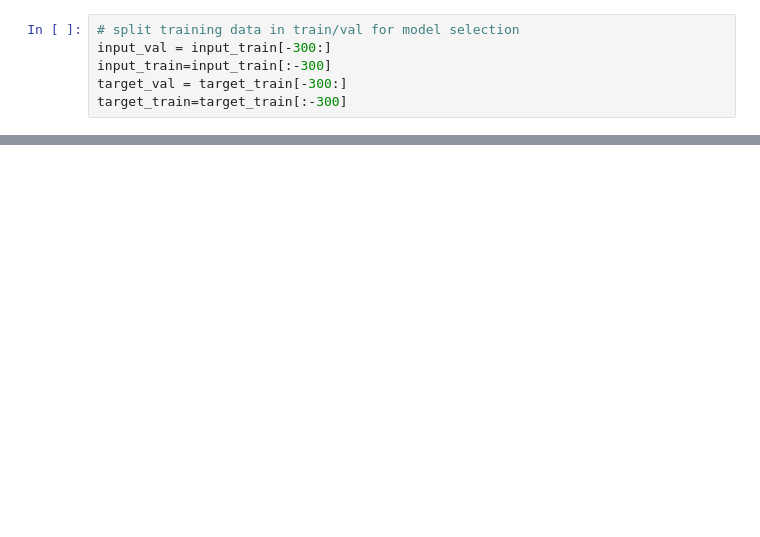
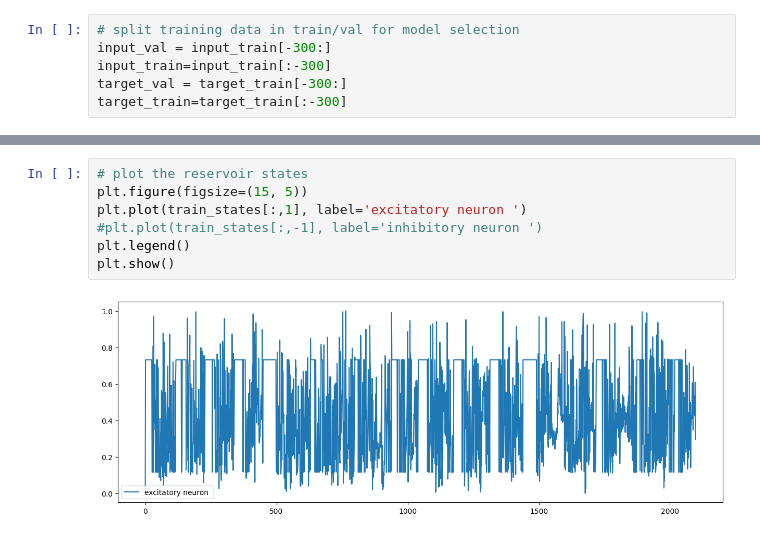
Before and after one commit to g-lago8/ComputationalNeuroScience, a Jupyter notebook: LAB1/lsm.ipynb, the cells around one changed output, grey strips where cells are left out. Drawn from its saved outputs; the diff is of its cells as text; blank space fills up the shorter version.

```diff
--- a/LAB1/lsm.ipynb
+++ b/LAB1/lsm.ipynb
@@ -110,0 +187,9 @@ mean_absolute_error(pred_val, target_val)
+# %%
+# plot the reservoir states
+plt.figure(figsize=(15, 5))
+plt.plot(train_states[:,1], label='excitatory neuron ')
+#plt.plot(train_states[:,-1], label='inhibitory neuron ')
+plt.legend()
+plt.show()
+# %% [output]
+[figure, added]
```
Also changed, not shown: parts of 13 cells of this notebook, 2 other files.
